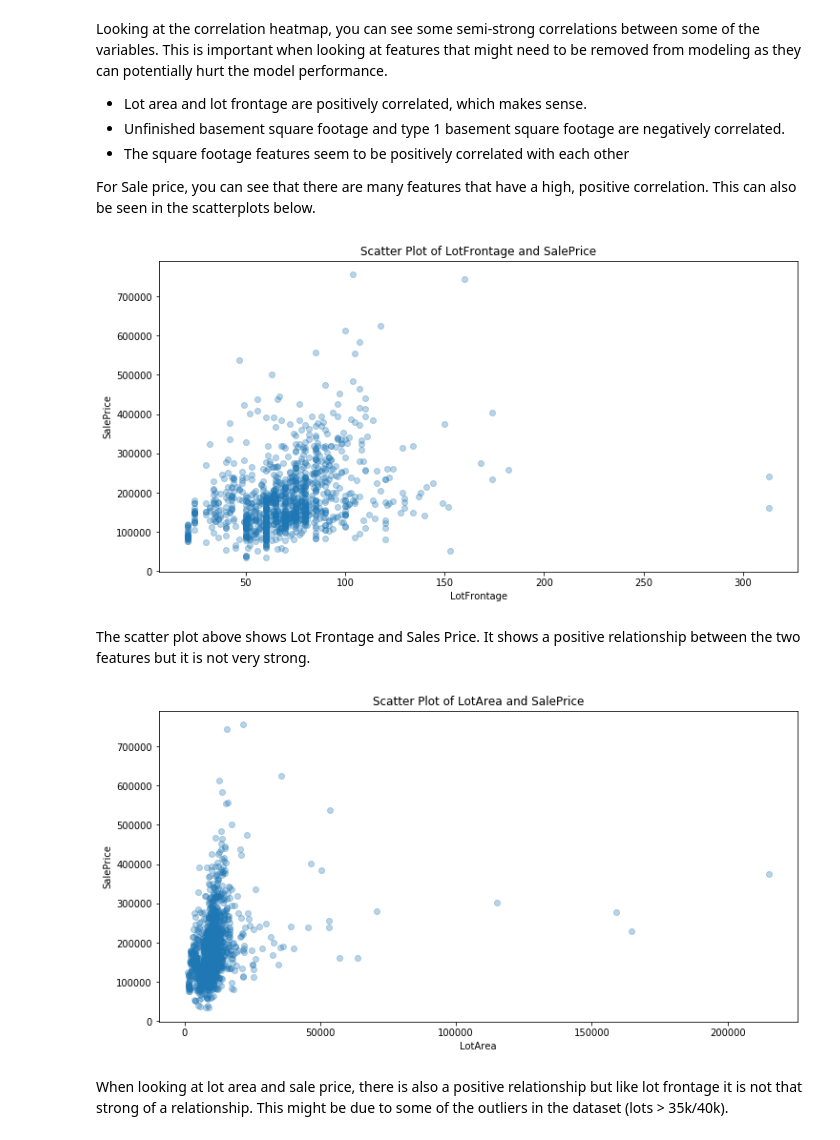
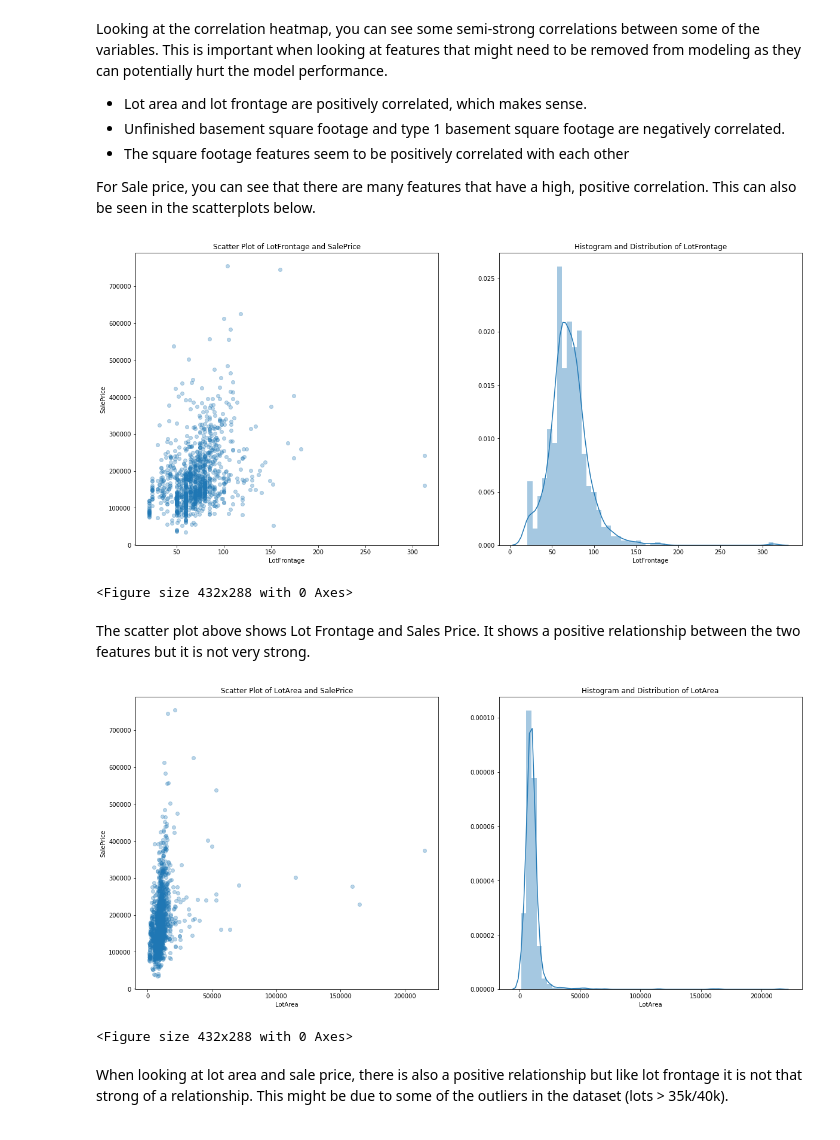
Before and after one commit to matthewcassi/kaggle_competitions, a Jupyter notebook: house_prices/initial_eda.ipynb, the cells around one changed output. Saved outputs shown, nothing was run; the diff lists cells and outputs as text; code cells hidden in the pictures.

```diff
--- a/house_prices/initial_eda.ipynb
+++ b/house_prices/initial_eda.ipynb
@@ -140,15 +140,17 @@ Looking at the correlation heatmap, you can see some semi-strong correlations be
 
 For Sale price, you can see that there are many features that have a high, positive correlation. This can also be seen in the scatterplots below.
 # %%
-plot.scatterplot(train,'LotFrontage','SalePrice',False)
+plot.scatter_hist(train, 'LotFrontage', 'SalePrice')
 # %% [output]
-[figure, old version]
+[figure, new version]
+<Figure size 432x288 with 0 Axes>
 # %% [markdown]
 The scatter plot above shows Lot Frontage and Sales Price. It shows a positive relationship between the two features but it is not very strong.
 # %%
-plot.scatterplot(train,'LotArea','SalePrice',False)
+plot.scatter_hist(train,'LotArea','SalePrice',False)
 # %% [output]
-[figure, old version]
+[figure, new version]
+<Figure size 432x288 with 0 Axes>
 # %% [markdown]
 When looking at lot area and sale price, there is also a positive relationship but like lot frontage it is not that strong of a relationship. This might be due to some of the outliers in the dataset (lots > 35k/40k).
 # %%
```
Also changed, not shown: parts of 17 cells of this notebook.
